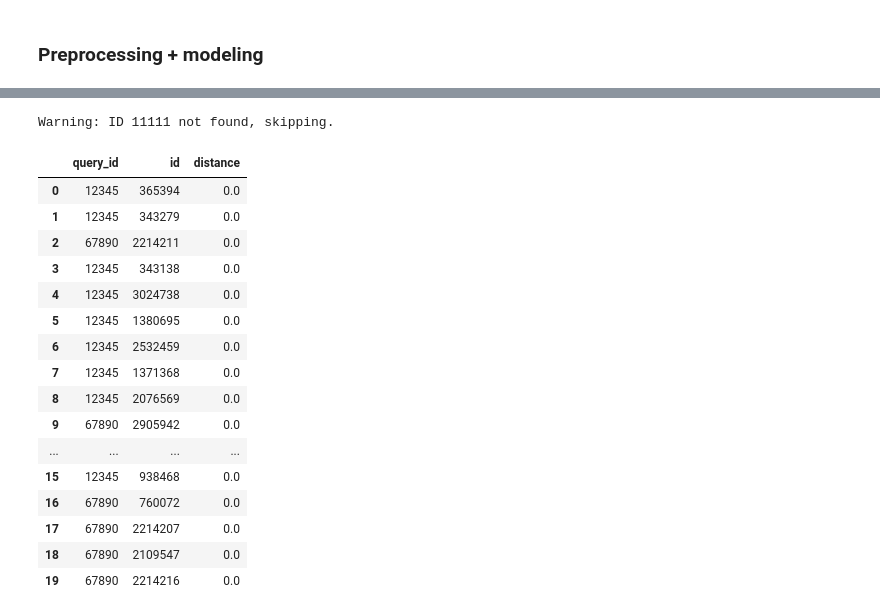
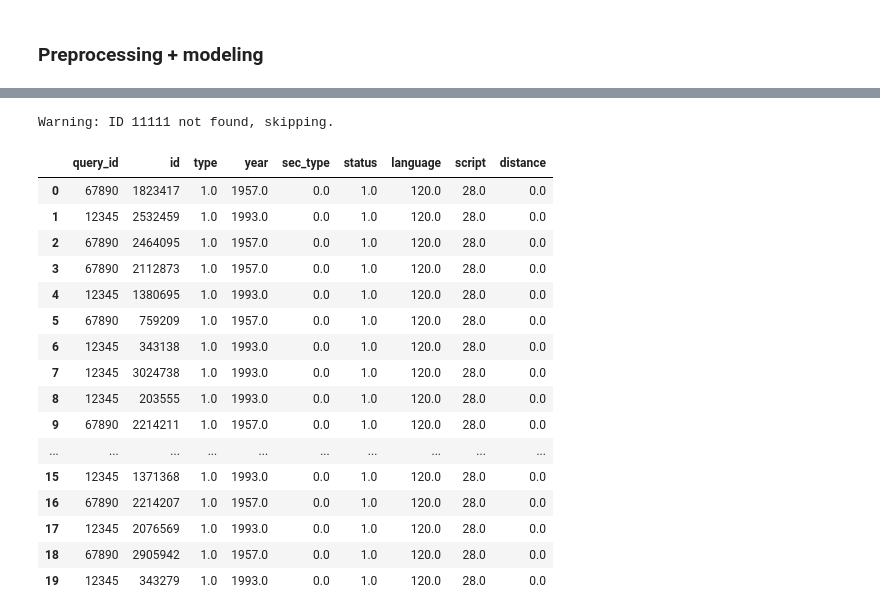
Before and after one commit to GuerillaUmNeon/rec_o, a Jupyter notebook: notebooks/note_book_guillaume.ipynb, the cells around one changed output, grey strips where cells are left out. Cells and saved outputs as stored; diff of their text form; code cells hidden in the pictures.

```diff
--- a/notebooks/note_book_guillaume.ipynb
+++ b/notebooks/note_book_guillaume.ipynb
@@ -270,25 +266,18 @@ def train_knn_from_grouped(grouped, n_neighbors=10, model_prefix="mb_knn", save_
 # %%
 # ----------------------------
-# 2. LOAD SAVED OBJECTS
+# 2. LOAD SAVED OBJECTS (FROM SINGLE PKL FILE)
 # ----------------------------
 
 def load_knn_bundle(model_prefix="mb_knn", save_dir="../raw_data"):
     from pathlib import Path
     save_path = Path(save_dir)
 
-    knn = joblib.load(save_path / f"{model_prefix}_knn.joblib")
-    data_model = joblib.load(save_path / f"{model_prefix}_data_model.joblib")
-    genre_mlb = joblib.load(save_path / f"{model_prefix}_genre_mlb.joblib")
-    other_cols = joblib.load(save_path / f"{model_prefix}_other_cols.joblib")
-    id_to_idx = joblib.load(save_path / f"{model_prefix}_id_to_idx.joblib")
+    pkl_path = save_path / f"{model_prefix}.pkl"
 
-    return {
-        "knn": knn,
-        "data_model": data_model,
-        "genre_mlb": genre_mlb,
-        "other_cols": other_cols,
-        "id_to_idx": id_to_idx,
-    }
+    with open(pkl_path, "rb") as f:
+        bundle = pickle.load(f)
+
+    return bundle
 
 
 # ----------------------------
@@ -315,12 +304,16 @@ def build_feature_row(row_data, genre_mlb, other_cols):
 # 4. QUERY 1 ID
 # ----------------------------
 
-def find_similar_by_id(target_id, bundle, n_neighbors=10, exclude_self=False):
+def find_similar_by_id(target_id, bundle, n_neighbors=None, exclude_self=False):
     knn = bundle["knn"]
     data_model = bundle["data_model"]
     genre_mlb = bundle["genre_mlb"]
     other_cols = bundle["other_cols"]
     id_to_idx = bundle["id_to_idx"]
+
+    # Use parameter n_neighbors if provided, otherwise use bundle's default
+    if n_neighbors is None:
+        n_neighbors = bundle.get("n_neighbors", 10)
 
     if target_id not in id_to_idx:
         raise ValueError(f"ID {target_id} not found in dataset")
@@ -346,12 +339,16 @@ def find_similar_by_id(target_id, bundle, n_neighbors=10, exclude_self=False):
 # 5. QUERY A LIST OF IDS (RANDOMIZED ORDER)
 # ----------------------------
 
-def find_similar_by_ids_flat(target_ids, bundle, n_neighbors=10, exclude_self=False, seed=None):
+def find_similar_by_ids_flat(target_ids, bundle, n_neighbors=None, exclude_self=False, seed=None):
     knn = bundle["knn"]
     data_model = bundle["data_model"]
     genre_mlb = bundle["genre_mlb"]
     other_cols = bundle["other_cols"]
     id_to_idx = bundle["id_to_idx"]
+
+    # Use parameter n_neighbors if provided, otherwise use bundle's default
+    if n_neighbors is None:
+        n_neighbors = bundle.get("n_neighbors", 10)
 
     if seed is not None:
         random.seed(seed)
@@ -407,10 +404,11 @@ def clean_type_columns(df):
 
     return df
 # %%
+# Train and save to ONE .pkl file
 bundle = train_knn_from_grouped(
     grouped=grouped,
     n_neighbors=10,
-    model_prefix="mb_knn",
+    model_prefix="album_knn",
     save_dir="../raw_data"
 )
 # %% [output]
@@ -448,37 +448,39 @@ similar_one[columns_to_show].head(10)
 # %%
+
 # List of ids (RANDOMIZED ORDER)
 all_similar = find_similar_by_ids_flat(
     target_ids=[12345, 67890, 11111],
     bundle=bundle,
     n_neighbors=10,
     exclude_self=True,
-    seed=None  # set to an int for reproducible shuffling
+    seed=None
 )
 
 all_similar = clean_type_columns(all_similar)
 
 columns_to_show = [
     c for c in [
-        "query_id", "id", "distance"
+        "query_id", "id", "type", "year",
+        "sec_type", "status", "language", "script", "distance"
     ] if c in all_similar.columns
 ]
 all_similar[columns_to_show].head(30)
 # %% [output]
 Warning: ID 11111 not found, skipping.
-|  | query_id | id | distance |
-| 0 | 12345 | 365394 | 0.0 |
-| 1 | 12345 | 343279 | 0.0 |
-| 2 | 67890 | 2214211 | 0.0 |
-| 3 | 12345 | 343138 | 0.0 |
-| 4 | 12345 | 3024738 | 0.0 |
-| 5 | 12345 | 1380695 | 0.0 |
-| 6 | 12345 | 2532459 | 0.0 |
-| 7 | 12345 | 1371368 | 0.0 |
-| 8 | 12345 | 2076569 | 0.0 |
-| 9 | 67890 | 2905942 | 0.0 |
-| ... | ... | ... | ... |
-| 15 | 12345 | 938468 | 0.0 |
-| 16 | 67890 | 760072 | 0.0 |
-| 17 | 67890 | 2214207 | 0.0 |
-| 18 | 67890 | 2109547 | 0.0 |
-| 19 | 67890 | 2214216 | 0.0 |
+|  | query_id | id | type | year | sec_type | status | language | script | distance |
+| 0 | 67890 | 1823417 | 1.0 | 1957.0 | 0.0 | 1.0 | 120.0 | 28.0 | 0.0 |
+| 1 | 12345 | 2532459 | 1.0 | 1993.0 | 0.0 | 1.0 | 120.0 | 28.0 | 0.0 |
+| 2 | 67890 | 2464095 | 1.0 | 1957.0 | 0.0 | 1.0 | 120.0 | 28.0 | 0.0 |
+| 3 | 67890 | 2112873 | 1.0 | 1957.0 | 0.0 | 1.0 | 120.0 | 28.0 | 0.0 |
+| 4 | 12345 | 1380695 | 1.0 | 1993.0 | 0.0 | 1.0 | 120.0 | 28.0 | 0.0 |
+| 5 | 67890 | 759209 | 1.0 | 1957.0 | 0.0 | 1.0 | 120.0 | 28.0 | 0.0 |
+| 6 | 12345 | 343138 | 1.0 | 1993.0 | 0.0 | 1.0 | 120.0 | 28.0 | 0.0 |
+| 7 | 12345 | 3024738 | 1.0 | 1993.0 | 0.0 | 1.0 | 120.0 | 28.0 | 0.0 |
+| 8 | 12345 | 203555 | 1.0 | 1993.0 | 0.0 | 1.0 | 120.0 | 28.0 | 0.0 |
+| 9 | 67890 | 2214211 | 1.0 | 1957.0 | 0.0 | 1.0 | 120.0 | 28.0 | 0.0 |
+| ... | ... | ... | ... | ... | ... | ... | ... | ... | ... |
+| 15 | 12345 | 1371368 | 1.0 | 1993.0 | 0.0 | 1.0 | 120.0 | 28.0 | 0.0 |
+| 16 | 67890 | 2214207 | 1.0 | 1957.0 | 0.0 | 1.0 | 120.0 | 28.0 | 0.0 |
+| 17 | 12345 | 2076569 | 1.0 | 1993.0 | 0.0 | 1.0 | 120.0 | 28.0 | 0.0 |
+| 18 | 67890 | 2905942 | 1.0 | 1957.0 | 0.0 | 1.0 | 120.0 | 28.0 | 0.0 |
+| 19 | 12345 | 343279 | 1.0 | 1993.0 | 0.0 | 1.0 | 120.0 | 28.0 | 0.0 |
```
Also changed, not shown: parts of 4 cells of this notebook.
